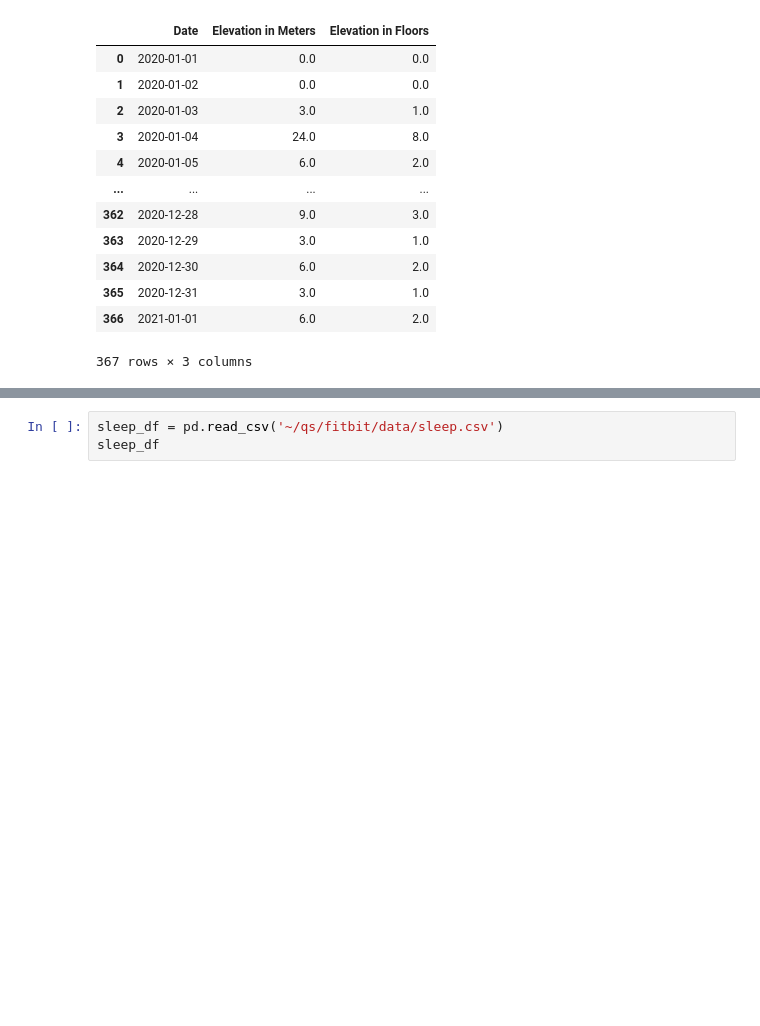
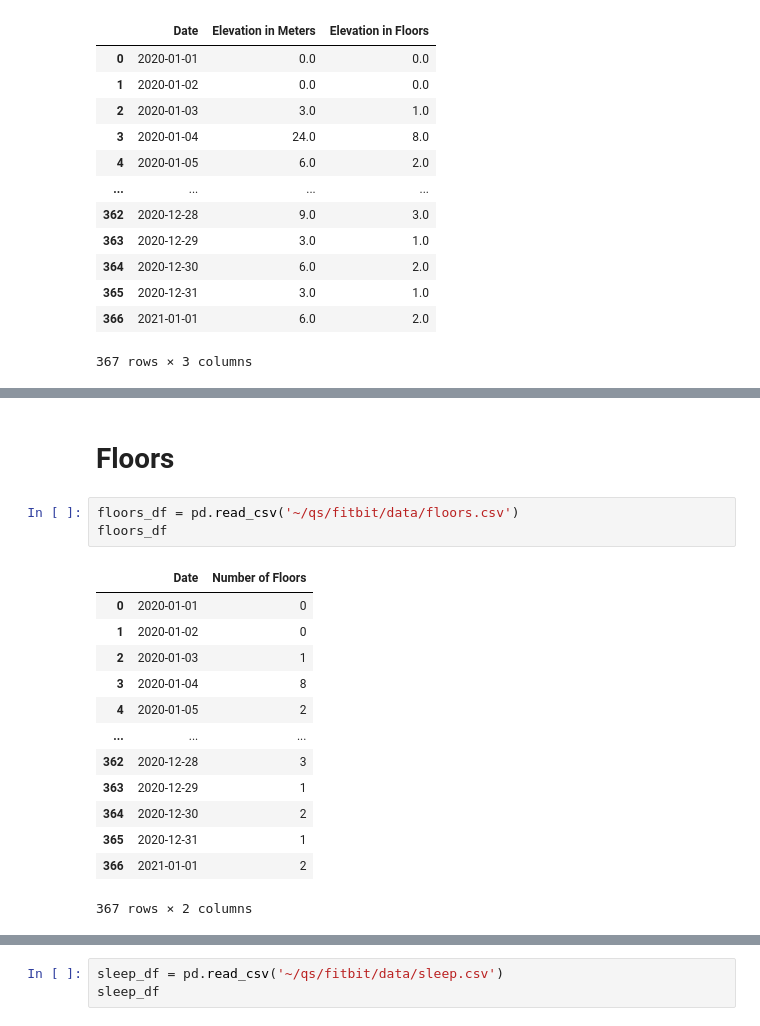
Before and after one commit to mcwaage1/qs, a Jupyter notebook: fitbit/fitbit_dash.ipynb, the cells around one changed output, grey strips where cells are left out. Cells and saved outputs as stored; diff of their text form; blank space fills up the shorter version.

Commit message:
Worked on fitbit dashboard

```diff
--- a/fitbit/fitbit_dash.ipynb
+++ b/fitbit/fitbit_dash.ipynb
@@ -521,0 +517,19 @@ Dash app running on http://127.0.0.1:9001/
+# %% [markdown]
+# Floors
+# %%
+floors_df = pd.read_csv('~/qs/fitbit/data/floors.csv')
+floors_df
+# %% [output]
+|  | Date | Number of Floors |
+| 0 | 2020-01-01 | 0 |
+| 1 | 2020-01-02 | 0 |
+| 2 | 2020-01-03 | 1 |
+| 3 | 2020-01-04 | 8 |
+| 4 | 2020-01-05 | 2 |
+| ... | ... | ... |
+| 362 | 2020-12-28 | 3 |
+| 363 | 2020-12-29 | 1 |
+| 364 | 2020-12-30 | 2 |
+| 365 | 2020-12-31 | 1 |
+| 366 | 2021-01-01 | 2 |
+367 rows × 2 columns
```
Also changed, not shown: parts of 16 cells of this notebook, 2 other files.
